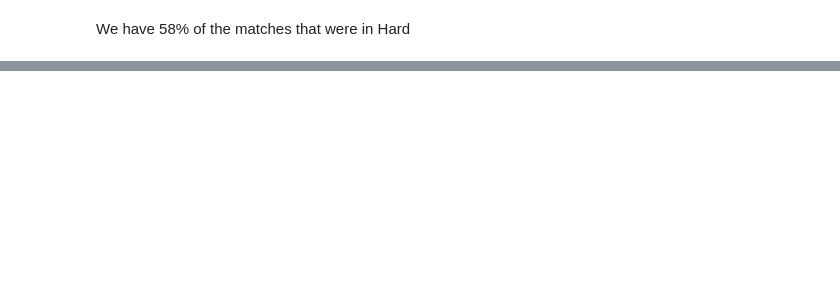
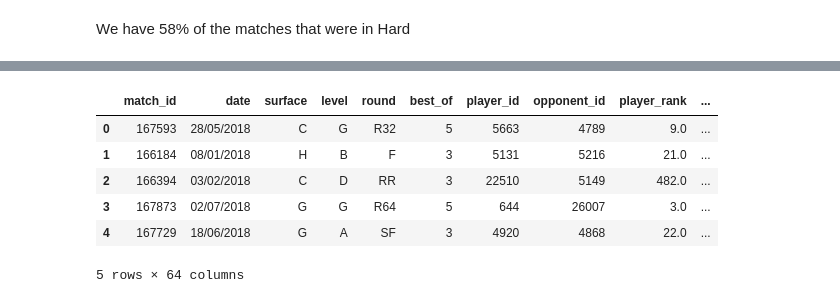
Before and after one commit to Thrynk/Tennis-prediction, a Jupyter notebook: Tennis.ipynb, the cells around one changed output, grey strips where cells are left out. Cells and saved outputs as stored; diff of their text form; code cells hidden in the pictures; blank space fills up the shorter version.

```diff
--- a/Tennis.ipynb
+++ b/Tennis.ipynb
@@ -251,0 +261,10 @@ TypeError: string indices must be integers
+# %%
+train_df.head()
+# %% [output]
+|  | match_id | date | surface | level | round | best_of | player_id | opponent_id | player_rank | ... |
+| 0 | 167593 | 28/05/2018 | C | G | R32 | 5 | 5663 | 4789 | 9.0 | ... |
+| 1 | 166184 | 08/01/2018 | H | B | F | 3 | 5131 | 5216 | 21.0 | ... |
+| 2 | 166394 | 03/02/2018 | C | D | RR | 3 | 22510 | 5149 | 482.0 | ... |
+| 3 | 167873 | 02/07/2018 | G | G | R64 | 5 | 644 | 26007 | 3.0 | ... |
+| 4 | 167729 | 18/06/2018 | G | A | SF | 3 | 4920 | 4868 | 22.0 | ... |
+5 rows × 64 columns
```
Also changed, not shown: parts of 14 cells of this notebook, 2 other files.
